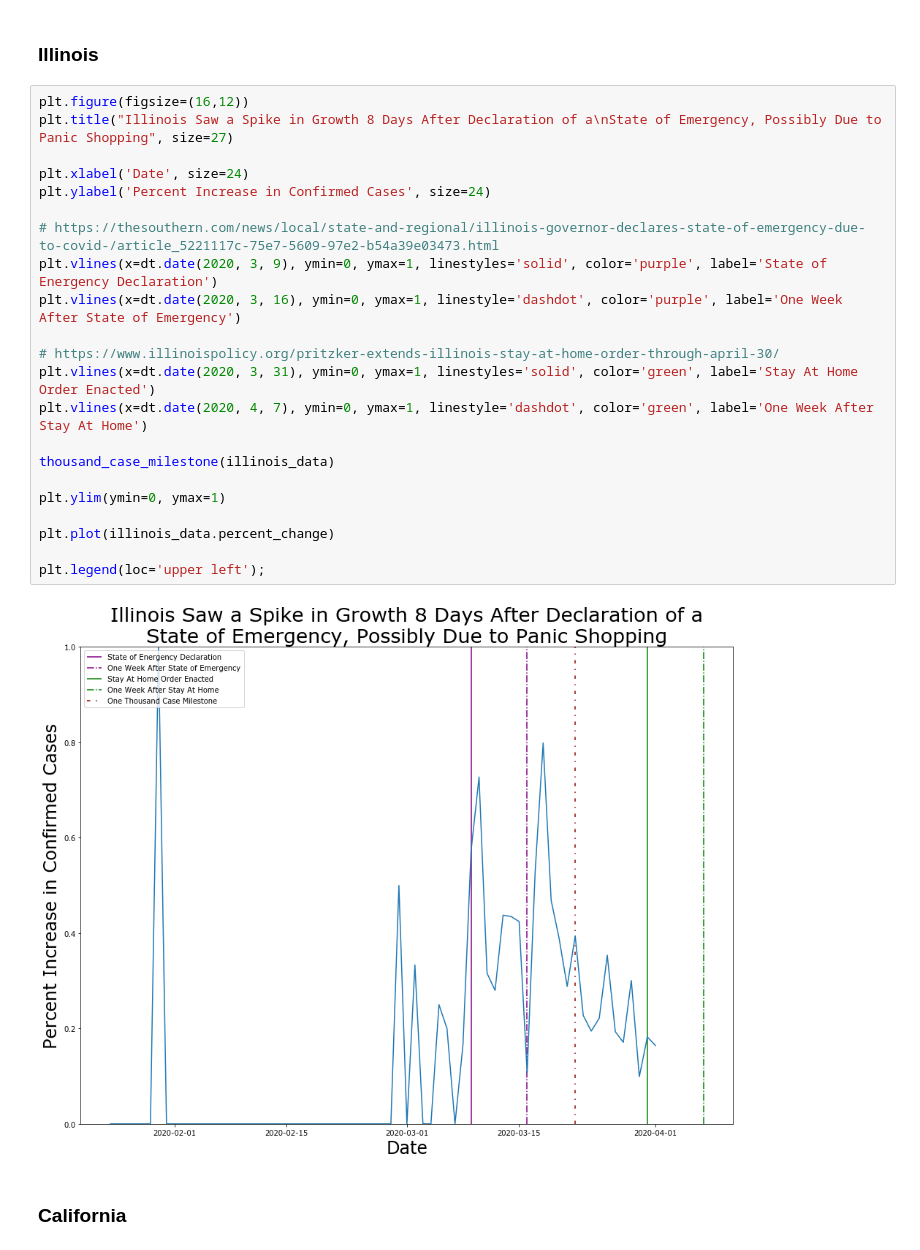
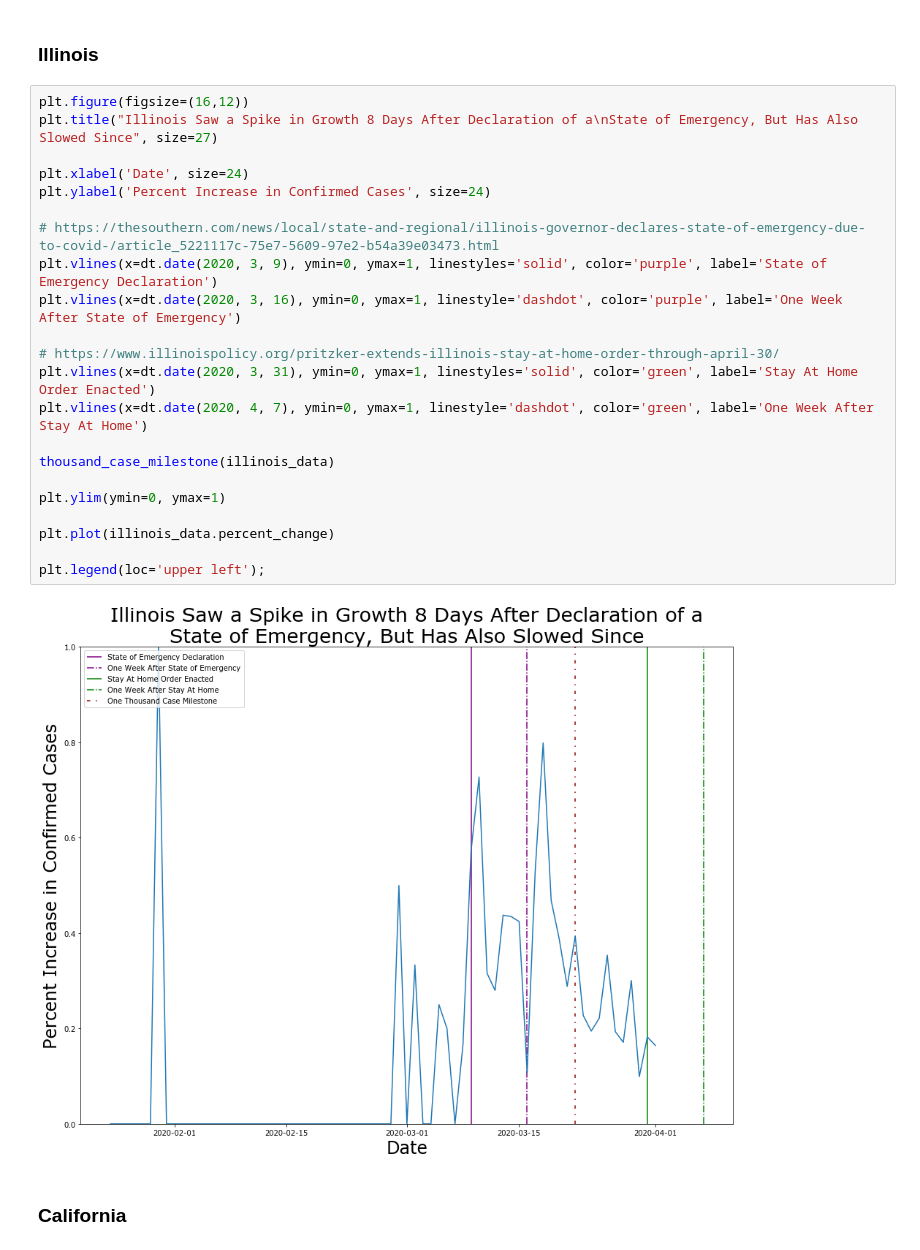
Before and after one commit to nmwhitehead/Coronavirus-USA, a Jupyter notebook: U.S. NYT Data.ipynb, the cells around one changed output. Drawn from its saved outputs; the diff is of its cells as text.

```diff
--- a/U.S. NYT Data.ipynb
+++ b/U.S. NYT Data.ipynb
@@ -172,28 +188,28 @@ To register the converters:
 ### Illinois
 # %%
 plt.figure(figsize=(16,12))
-plt.title("Illinois Saw a Spike in Growth 8 Days After Declaration of a\nState of Emergency, Possibly Due to Panic Shopping", size=27)
+plt.title("Illinois Saw a Spike in Growth 8 Days After Declaration of a\nState of Emergency, But Has Also Slowed Since", size=27)
 
 plt.xlabel('Date', size=24)
 plt.ylabel('Percent Increase in Confirmed Cases', size=24)
 
 # https://thesouthern.com/news/local/state-and-regional/illinois-governor-declares-state-of-emergency-due-to-covid-/article_5221117c-75e7-5609-97e2-b54a39e03473.html
-plt.vlines(x=dt.date(2020, 3, 9), ymin=0, ymax=1, linestyles='solid', color='purple', label='State of Energency Declaration')
+plt.vlines(x=dt.date(2020, 3, 9), ymin=0, ymax=1, linestyles='solid', color='purple', label='State of Emergency Declaration')
 plt.vlines(x=dt.date(2020, 3, 16), ymin=0, ymax=1, linestyle='dashdot', color='purple', label='One Week After State of Emergency')
 
 # https://www.illinoispolicy.org/pritzker-extends-illinois-stay-at-home-order-through-april-30/
 plt.vlines(x=dt.date(2020, 3, 31), ymin=0, ymax=1, linestyles='solid', color='green', label='Stay At Home Order Enacted')
 plt.vlines(x=dt.date(2020, 4, 7), ymin=0, ymax=1, linestyle='dashdot', color='green', label='One Week After Stay At Home')
 
 thousand_case_milestone(illinois_data)
 
 plt.ylim(ymin=0, ymax=1)
 
 plt.plot(illinois_data.percent_change)
 
 plt.legend(loc='upper left');
 # %% [output]
-[figure, old version]
+[figure, new version]
 # %% [markdown]
 ### California
 # %%
```
Also changed, not shown: parts of 26 cells of this notebook.
